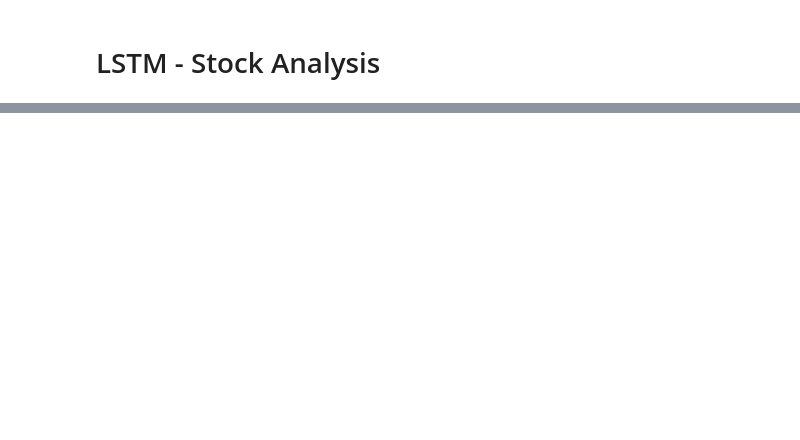
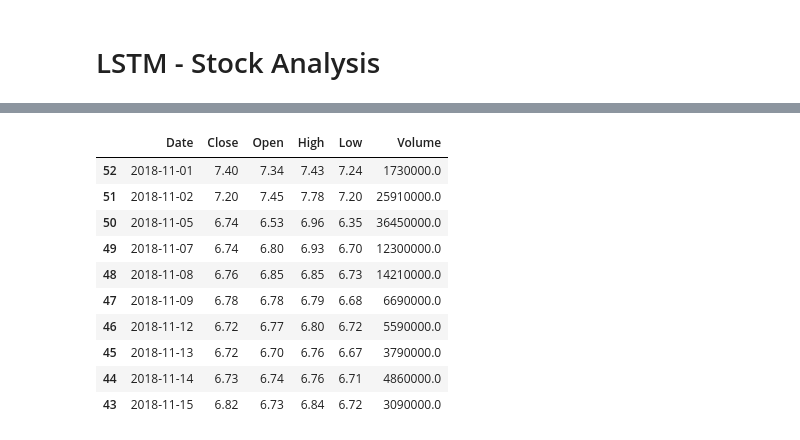
Before and after one commit to mengwangk/ai-playground, a Jupyter notebook: notebook/LSTM_2.ipynb, the cells around one changed output, grey strips where cells are left out. Cells and saved outputs as stored; diff of their text form; code cells hidden in the pictures; blank space fills up the shorter version.

```diff
--- a/notebook/LSTM_2.ipynb
+++ b/notebook/LSTM_2.ipynb
@@ -84,0 +133,17 @@ print(y_train)
+# %%
+dataset_test = pd.read_csv(io.StringIO(uploaded['GENTING_test_set.csv'].decode('utf-8')), parse_dates=True)
+clean_dataset(dataset_test)
+real_stock_price = dataset_test.iloc[:, 1:2].values
+dataset_test.head(10)
+# %% [output]
+|  | Date | Close | Open | High | Low | Volume |
+| 52 | 2018-11-01 | 7.40 | 7.34 | 7.43 | 7.24 | 1730000.0 |
+| 51 | 2018-11-02 | 7.20 | 7.45 | 7.78 | 7.20 | 25910000.0 |
+| 50 | 2018-11-05 | 6.74 | 6.53 | 6.96 | 6.35 | 36450000.0 |
+| 49 | 2018-11-07 | 6.74 | 6.80 | 6.93 | 6.70 | 12300000.0 |
+| 48 | 2018-11-08 | 6.76 | 6.85 | 6.85 | 6.73 | 14210000.0 |
+| 47 | 2018-11-09 | 6.78 | 6.78 | 6.79 | 6.68 | 6690000.0 |
+| 46 | 2018-11-12 | 6.72 | 6.77 | 6.80 | 6.72 | 5590000.0 |
+| 45 | 2018-11-13 | 6.72 | 6.70 | 6.76 | 6.67 | 3790000.0 |
+| 44 | 2018-11-14 | 6.73 | 6.74 | 6.76 | 6.71 | 4860000.0 |
+| 43 | 2018-11-15 | 6.82 | 6.73 | 6.84 | 6.72 | 3090000.0 |
```
Also changed, not shown: parts of 11 cells of this notebook.
